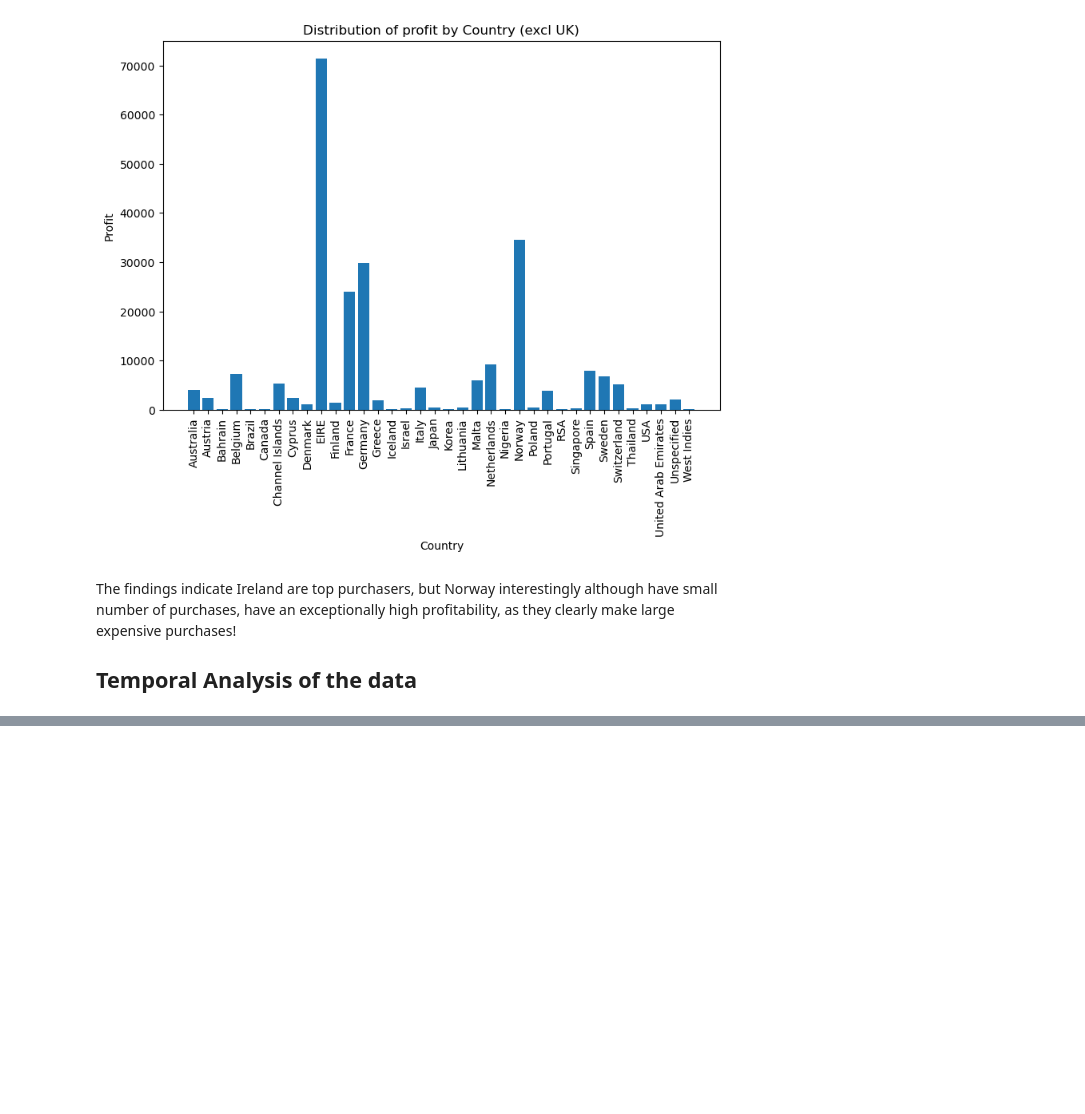
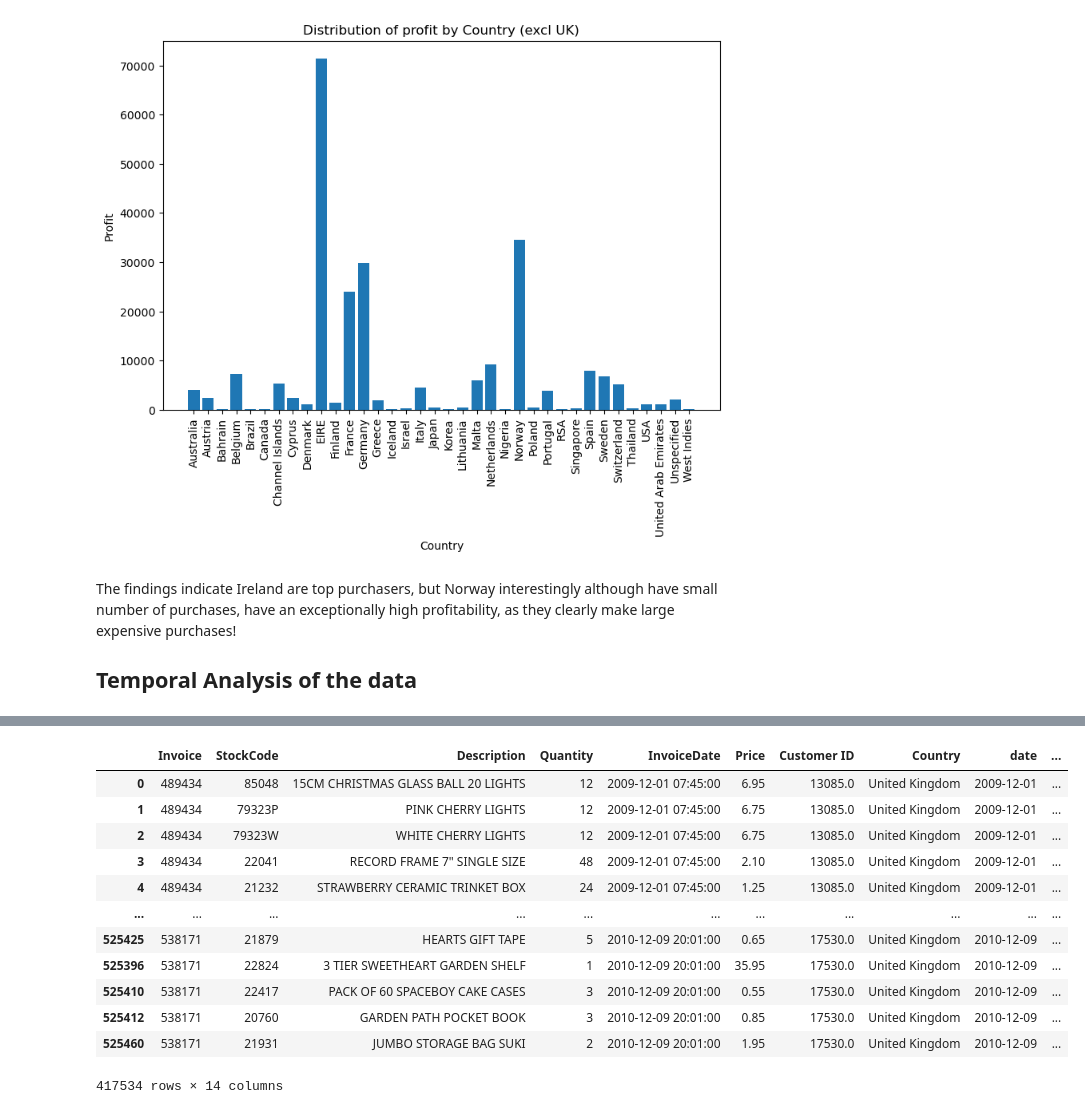
Before and after one commit to SteveG365/Customer-Value-Lifetime, a Jupyter notebook: notebooks/EDA.ipynb, the cells around one changed output, grey strips where cells are left out. Saved outputs shown, nothing was run; the diff lists cells and outputs as text; code cells hidden in the pictures; blank space fills up the shorter version.

```diff
--- a/notebooks/EDA.ipynb
+++ b/notebooks/EDA.ipynb
@@ -139,0 +156,23 @@ The findings indicate Ireland are top purchasers, but Norway interestingly altho
+# %%
+df = df.sort_values("InvoiceDate")
+df["date"]   = df["InvoiceDate"].dt.date
+df["hour"]   = df["InvoiceDate"].dt.hour
+df["day"]    = df["InvoiceDate"].dt.day
+df["week"]   = df["InvoiceDate"].dt.isocalendar().week
+df["month"]  = df["InvoiceDate"].dt.to_period("M")
+df["weekday"]= df["InvoiceDate"].dt.day_name()
+df
+# %% [output]
+|  | Invoice | StockCode | Description | Quantity | InvoiceDate | Price | Customer ID | Country | date | ... |
+| 0 | 489434 | 85048 | 15CM CHRISTMAS GLASS BALL 20 LIGHTS | 12 | 2009-12-01 07:45:00 | 6.95 | 13085.0 | United Kingdom | 2009-12-01 | ... |
+| 1 | 489434 | 79323P | PINK CHERRY LIGHTS | 12 | 2009-12-01 07:45:00 | 6.75 | 13085.0 | United Kingdom | 2009-12-01 | ... |
+| 2 | 489434 | 79323W | WHITE CHERRY LIGHTS | 12 | 2009-12-01 07:45:00 | 6.75 | 13085.0 | United Kingdom | 2009-12-01 | ... |
+| 3 | 489434 | 22041 | RECORD FRAME 7" SINGLE SIZE | 48 | 2009-12-01 07:45:00 | 2.10 | 13085.0 | United Kingdom | 2009-12-01 | ... |
+| 4 | 489434 | 21232 | STRAWBERRY CERAMIC TRINKET BOX | 24 | 2009-12-01 07:45:00 | 1.25 | 13085.0 | United Kingdom | 2009-12-01 | ... |
+| ... | ... | ... | ... | ... | ... | ... | ... | ... | ... | ... |
+| 525425 | 538171 | 21879 | HEARTS GIFT TAPE | 5 | 2010-12-09 20:01:00 | 0.65 | 17530.0 | United Kingdom | 2010-12-09 | ... |
+| 525396 | 538171 | 22824 | 3 TIER SWEETHEART GARDEN SHELF | 1 | 2010-12-09 20:01:00 | 35.95 | 17530.0 | United Kingdom | 2010-12-09 | ... |
+| 525410 | 538171 | 22417 | PACK OF 60 SPACEBOY CAKE CASES | 3 | 2010-12-09 20:01:00 | 0.55 | 17530.0 | United Kingdom | 2010-12-09 | ... |
+| 525412 | 538171 | 20760 | GARDEN PATH POCKET BOOK | 3 | 2010-12-09 20:01:00 | 0.85 | 17530.0 | United Kingdom | 2010-12-09 | ... |
+| 525460 | 538171 | 21931 | JUMBO STORAGE BAG SUKI | 2 | 2010-12-09 20:01:00 | 1.95 | 17530.0 | United Kingdom | 2010-12-09 | ... |
+417534 rows × 14 columns
```
Also changed, not shown: parts of 3 cells of this notebook.
